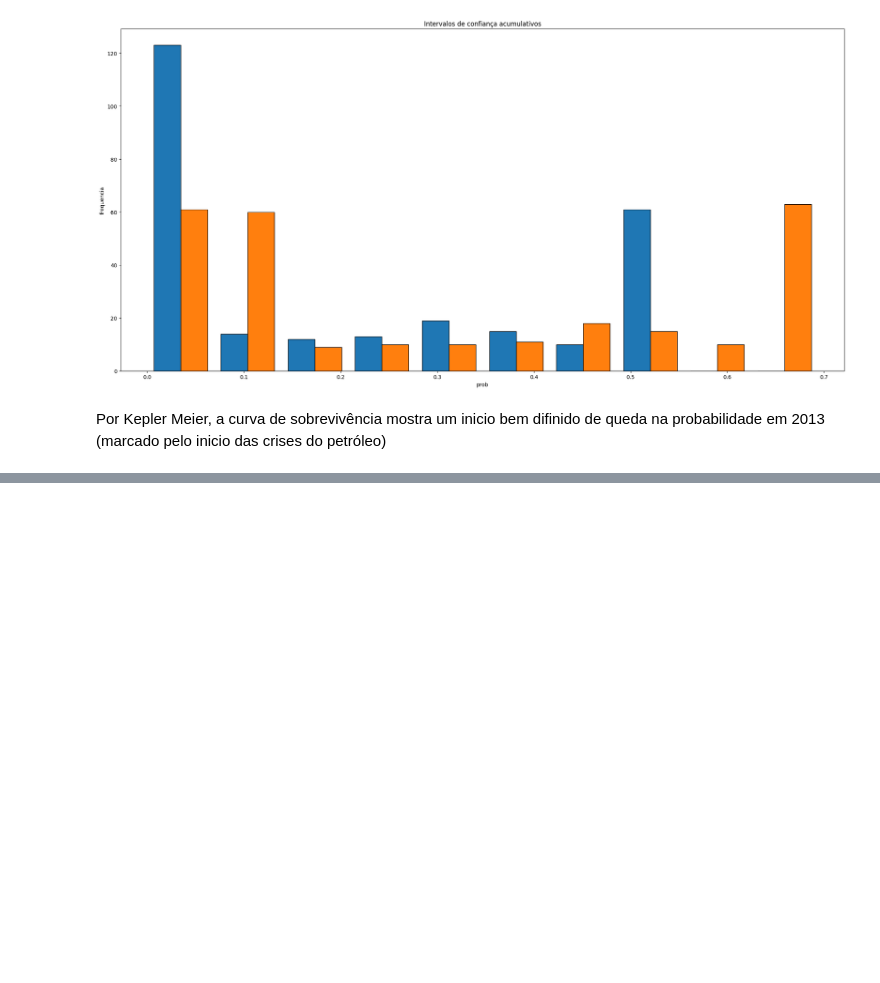
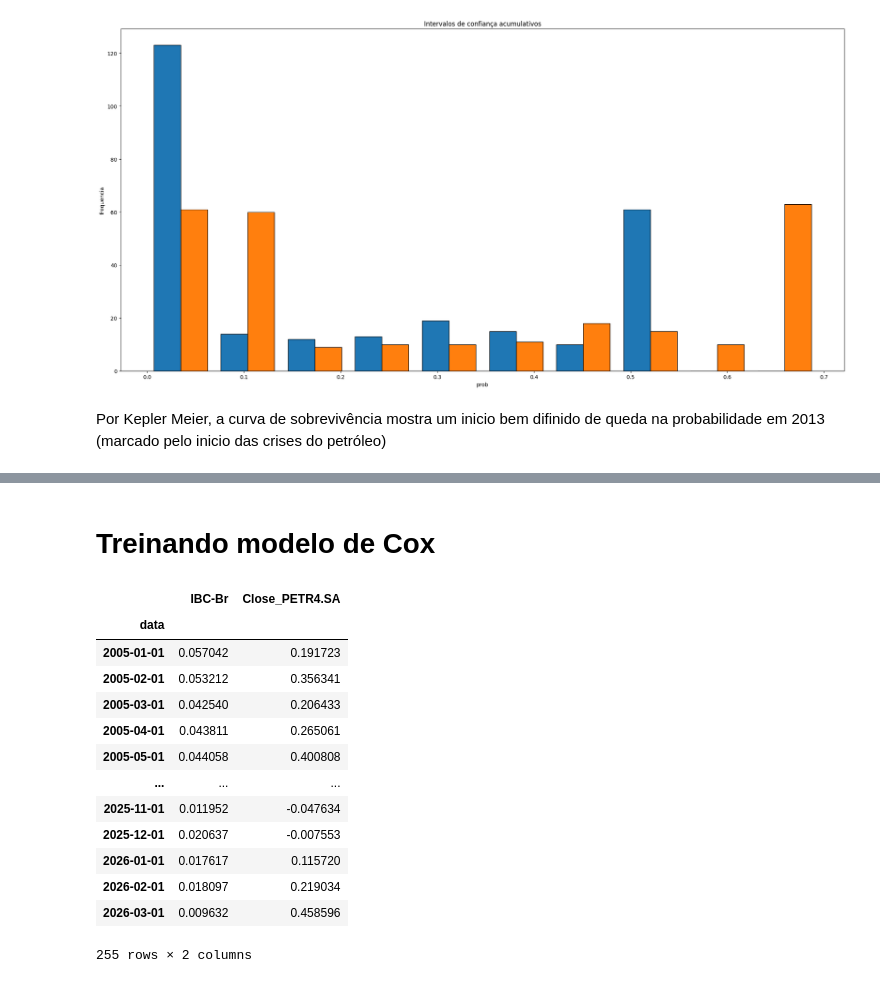
Before and after one commit to WesleySouza13/oil-price-shock-analysis, a Jupyter notebook: notebooks/03_survival_analysis.ipynb, the cells around one changed output, grey strips where cells are left out. Saved outputs shown, nothing was run; the diff lists cells and outputs as text; code cells hidden in the pictures; blank space fills up the shorter version.

Commit message:
re-treinando modelo de cox com retorno dos preços

```diff
--- a/notebooks/03_survival_analysis.ipynb
+++ b/notebooks/03_survival_analysis.ipynb
@@ -105,0 +125,26 @@ data.to_csv(data_path)
+# %% [markdown]
+# Treinando modelo de Cox
+# %%
+cox_data_path = os.path.join('..', 'data', 'processed', 'dados_modelagem.csv')
+cox_data = pd.read_csv(cox_data_path)
+cox_data = cox_data.set_index('data')
+cox_data = cox_data[['IBC-Br', 'Close_PETR4.SA',  'regime']]
+cox_train = cox_data.copy()
+cox_train = cox_train.drop('regime', axis=1)
+cox_train = cox_train.pct_change(12).dropna()
+cox_train
+# %% [output]
+|  | IBC-Br | Close_PETR4.SA |
+| data |  |  |
+| 2005-01-01 | 0.057042 | 0.191723 |
+| 2005-02-01 | 0.053212 | 0.356341 |
+| 2005-03-01 | 0.042540 | 0.206433 |
+| 2005-04-01 | 0.043811 | 0.265061 |
+| 2005-05-01 | 0.044058 | 0.400808 |
+| ... | ... | ... |
+| 2025-11-01 | 0.011952 | -0.047634 |
+| 2025-12-01 | 0.020637 | -0.007553 |
+| 2026-01-01 | 0.017617 | 0.115720 |
+| 2026-02-01 | 0.018097 | 0.219034 |
+| 2026-03-01 | 0.009632 | 0.458596 |
+255 rows × 2 columns
```
Also changed, not shown: parts of 9 cells of this notebook.
